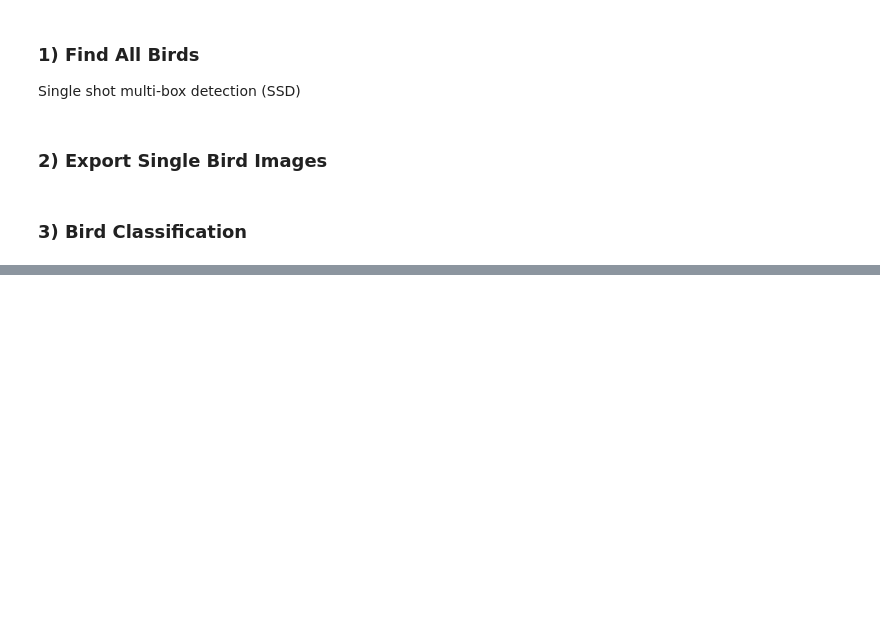
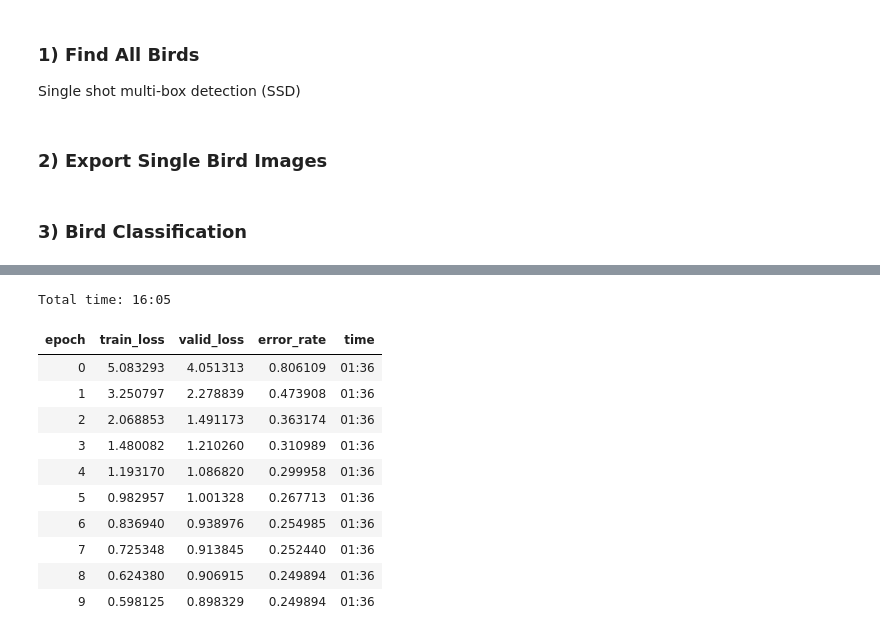
Before and after one commit to senyuuri/ml-birdwatching, a Jupyter notebook: birdwatching.ipynb, the cells around one changed output, grey strips where cells are left out. Saved outputs shown, nothing was run; the diff lists cells and outputs as text; code cells hidden in the pictures; blank space fills up the shorter version.

```diff
--- a/birdwatching.ipynb
+++ b/birdwatching.ipynb
@@ -39,0 +110,15 @@ path
+# %%
+learn.fit_one_cycle(10, max_lr=slice(1e-5,1e-3))
+# %% [output]
+Total time: 16:05
+| epoch | train_loss | valid_loss | error_rate | time |
+| 0 | 5.083293 | 4.051313 | 0.806109 | 01:36 |
+| 1 | 3.250797 | 2.278839 | 0.473908 | 01:36 |
+| 2 | 2.068853 | 1.491173 | 0.363174 | 01:36 |
+| 3 | 1.480082 | 1.210260 | 0.310989 | 01:36 |
+| 4 | 1.193170 | 1.086820 | 0.299958 | 01:36 |
+| 5 | 0.982957 | 1.001328 | 0.267713 | 01:36 |
+| 6 | 0.836940 | 0.938976 | 0.254985 | 01:36 |
+| 7 | 0.725348 | 0.913845 | 0.252440 | 01:36 |
+| 8 | 0.624380 | 0.906915 | 0.249894 | 01:36 |
+| 9 | 0.598125 | 0.898329 | 0.249894 | 01:36 |
```
Also changed, not shown: parts of 14 cells of this notebook.
